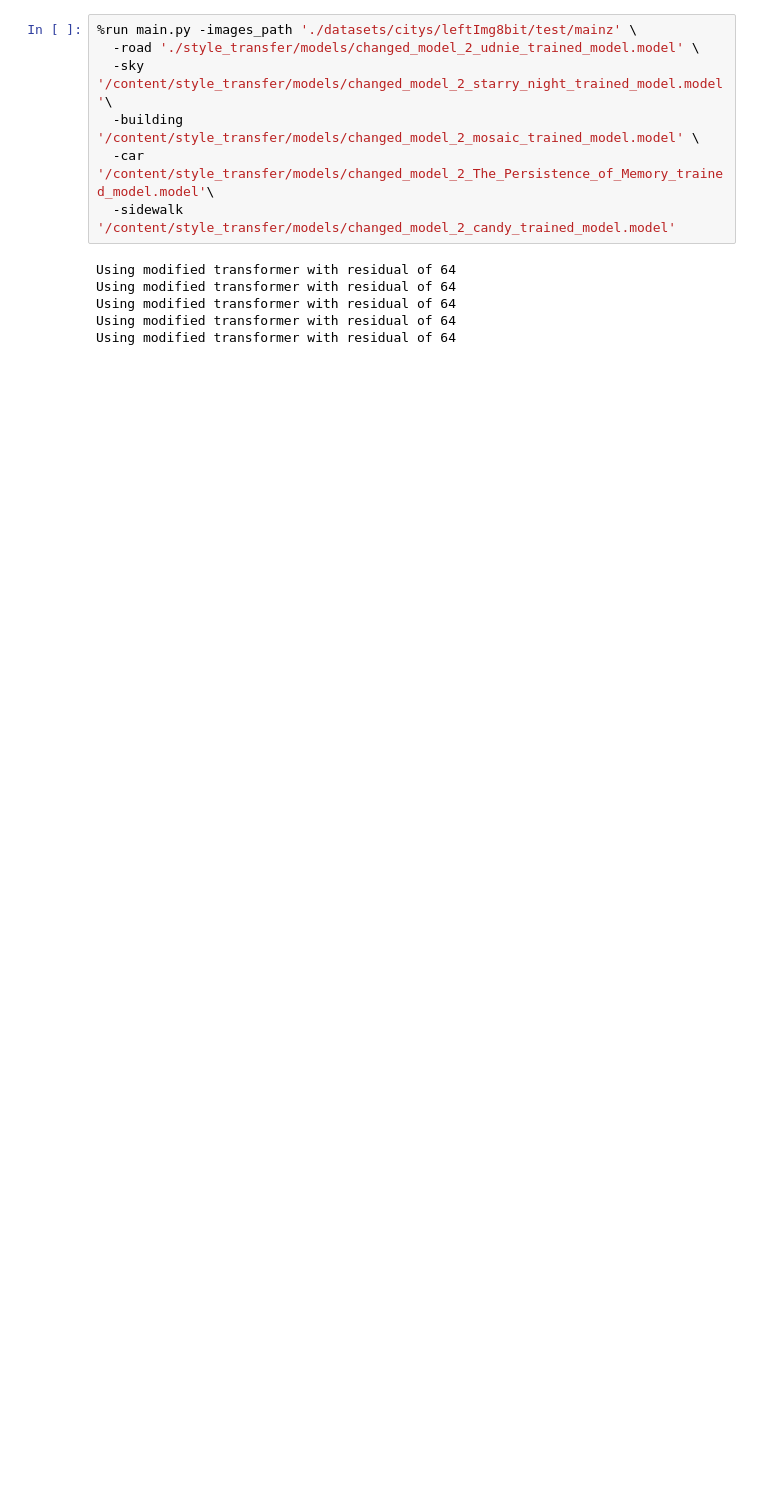
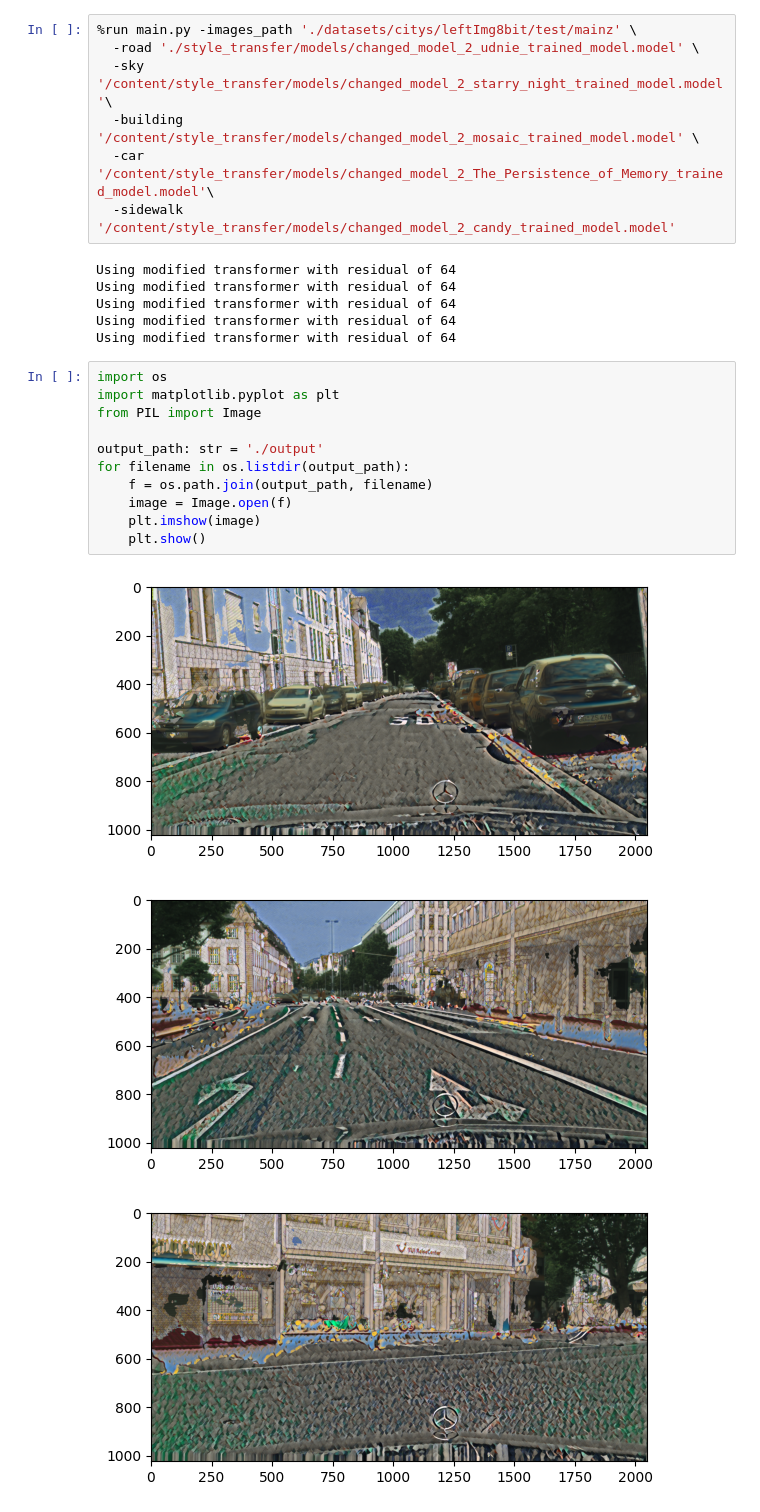
Before and after one commit to UnayShah/Class_Based_Semantic_Segmentation, a Jupyter notebook: Fast_CBS_Pipeline_Demo.ipynb, the cells around one changed output. Saved outputs shown, nothing was run; the diff lists cells and outputs as text; blank space fills up the shorter version.

Commit message:
Added code to visualize images in demo notebook.

```diff
--- a/Fast_CBS_Pipeline_Demo.ipynb
+++ b/Fast_CBS_Pipeline_Demo.ipynb
@@ -27,3 +27,18 @@ Using modified transformer with residual of 64
 Using modified transformer with residual of 64
 Using modified transformer with residual of 64
 Using modified transformer with residual of 64
+# %%
+import os
+import matplotlib.pyplot as plt
+from PIL import Image
+
+output_path: str = './output'
+for filename in os.listdir(output_path):
+    f = os.path.join(output_path, filename)
+    image = Image.open(f)
+    plt.imshow(image)
+    plt.show()
+# %% [output]
+[figure, added]
+[figure, added]
+[figure, added]
```
Also changed, not shown: parts of 3 cells of this notebook.
